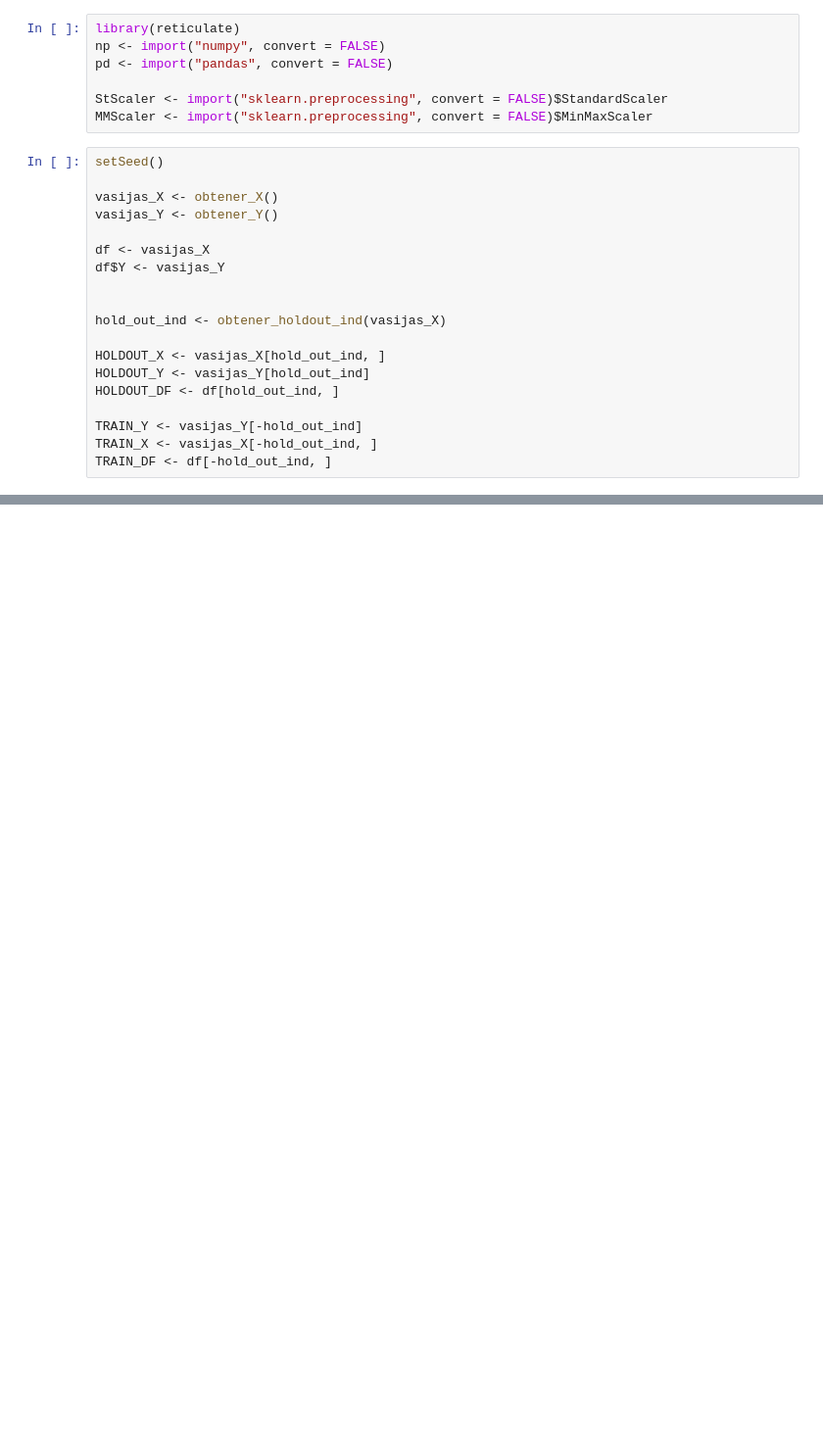
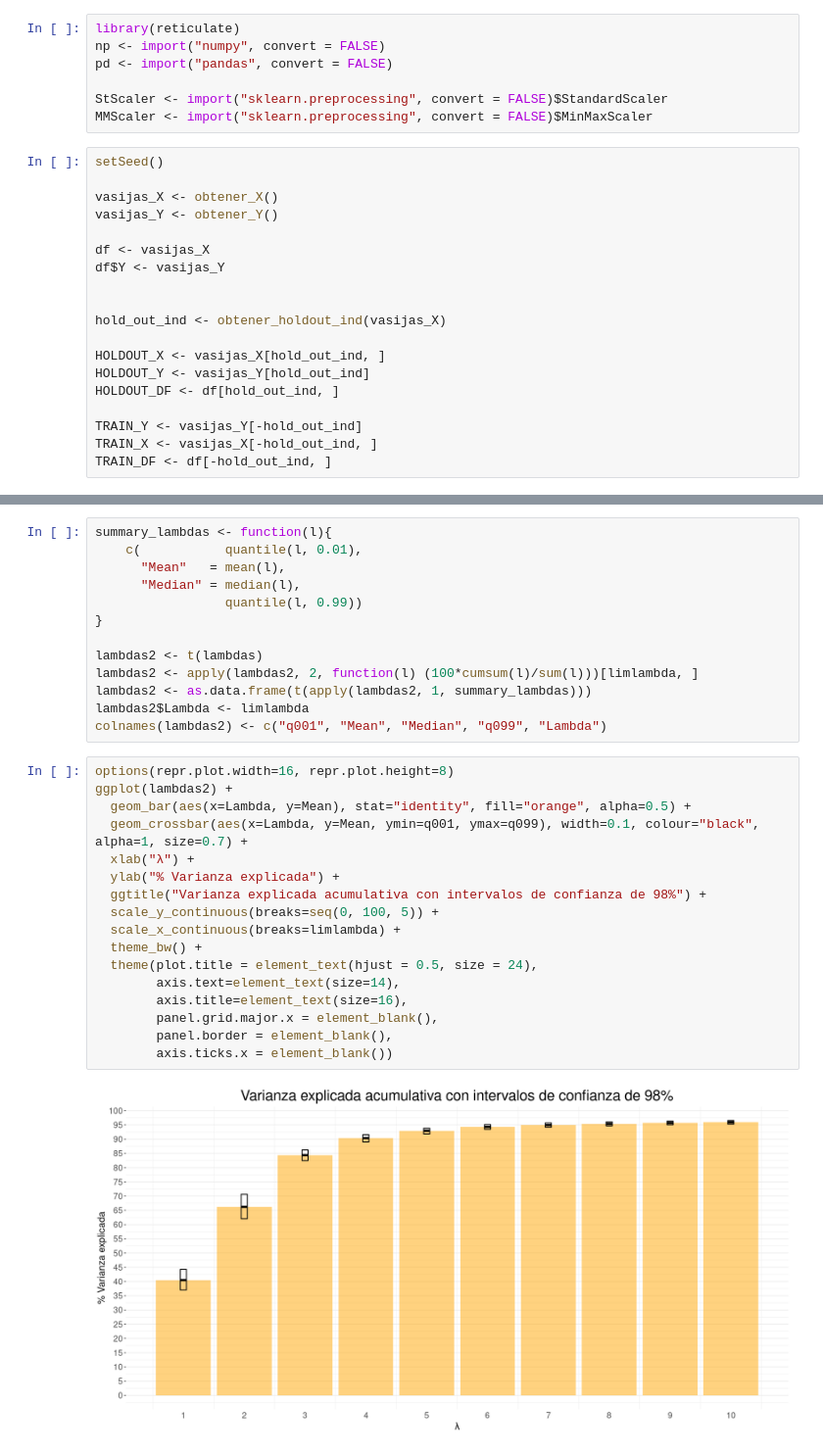
Before and after one commit to Lukas-De-Angelis-Riva/Aprendizaje-estadistico, a Jupyter notebook: trabajo_practico3/src/PCA.ipynb, the cells around one changed output, grey strips where cells are left out. Shown at 98% size. Saved outputs shown, nothing was run; the diff lists cells and outputs as text; blank space fills up the shorter version.

```diff
--- a/trabajo_practico3/src/PCA.ipynb
+++ b/trabajo_practico3/src/PCA.ipynb
@@ -232,0 +135,32 @@ tabla
+# %%
+summary_lambdas <- function(l){
+    c(           quantile(l, 0.01),
+      "Mean"   = mean(l),
+      "Median" = median(l),
+                 quantile(l, 0.99))
+}
+
+lambdas2 <- t(lambdas)
+lambdas2 <- apply(lambdas2, 2, function(l) (100*cumsum(l)/sum(l)))[limlambda, ]
+lambdas2 <- as.data.frame(t(apply(lambdas2, 1, summary_lambdas)))
+lambdas2$Lambda <- limlambda
+colnames(lambdas2) <- c("q001", "Mean", "Median", "q099", "Lambda")
+# %%
+options(repr.plot.width=16, repr.plot.height=8)
+ggplot(lambdas2) +
+  geom_bar(aes(x=Lambda, y=Mean), stat="identity", fill="orange", alpha=0.5) +
+  geom_crossbar(aes(x=Lambda, y=Mean, ymin=q001, ymax=q099), width=0.1, colour="black", alpha=1, size=0.7) +
+  xlab("λ") +
+  ylab("% Varianza explicada") +
+  ggtitle("Varianza explicada acumulativa con intervalos de confianza de 98%") +
+  scale_y_continuous(breaks=seq(0, 100, 5)) +
+  scale_x_continuous(breaks=limlambda) +
+  theme_bw() +
+  theme(plot.title = element_text(hjust = 0.5, size = 24),
+        axis.text=element_text(size=14),
+        axis.title=element_text(size=16),
+        panel.grid.major.x = element_blank(),
+        panel.border = element_blank(),
+        axis.ticks.x = element_blank())
+# %% [output]
+[figure, added]
```
Also changed, not shown: parts of 58 cells of this notebook, 7 other files.
